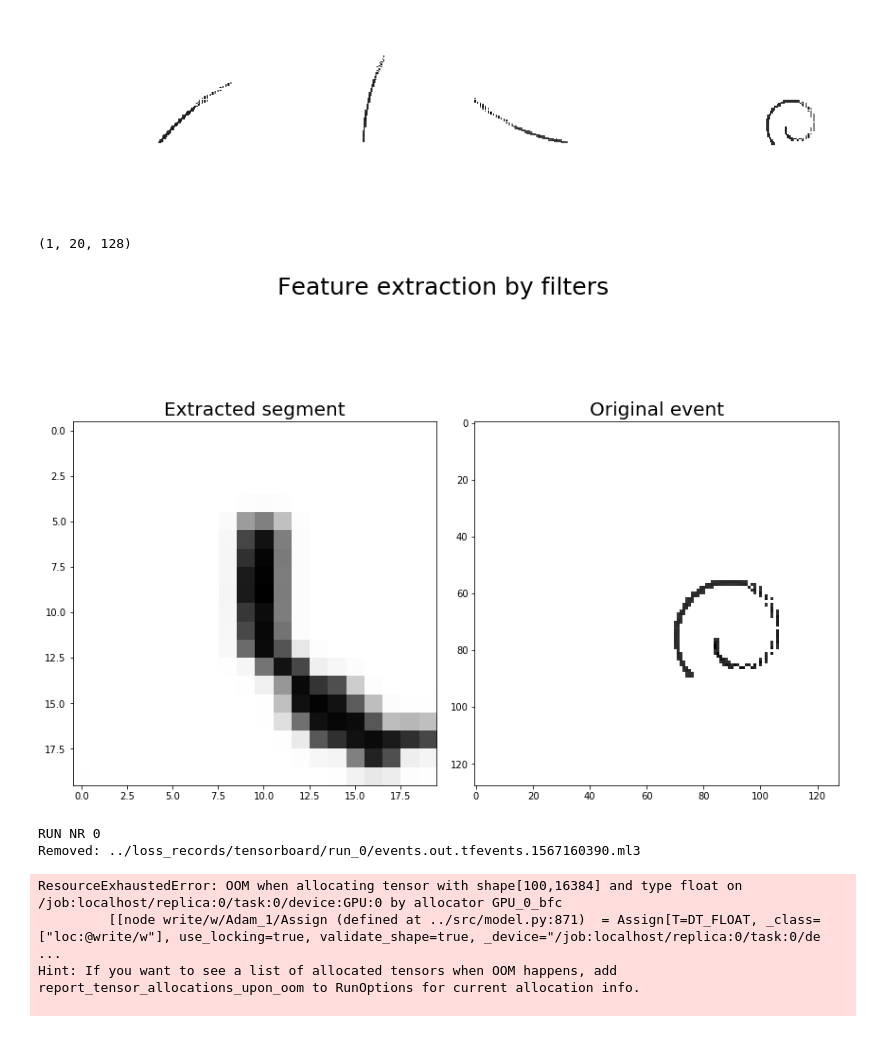
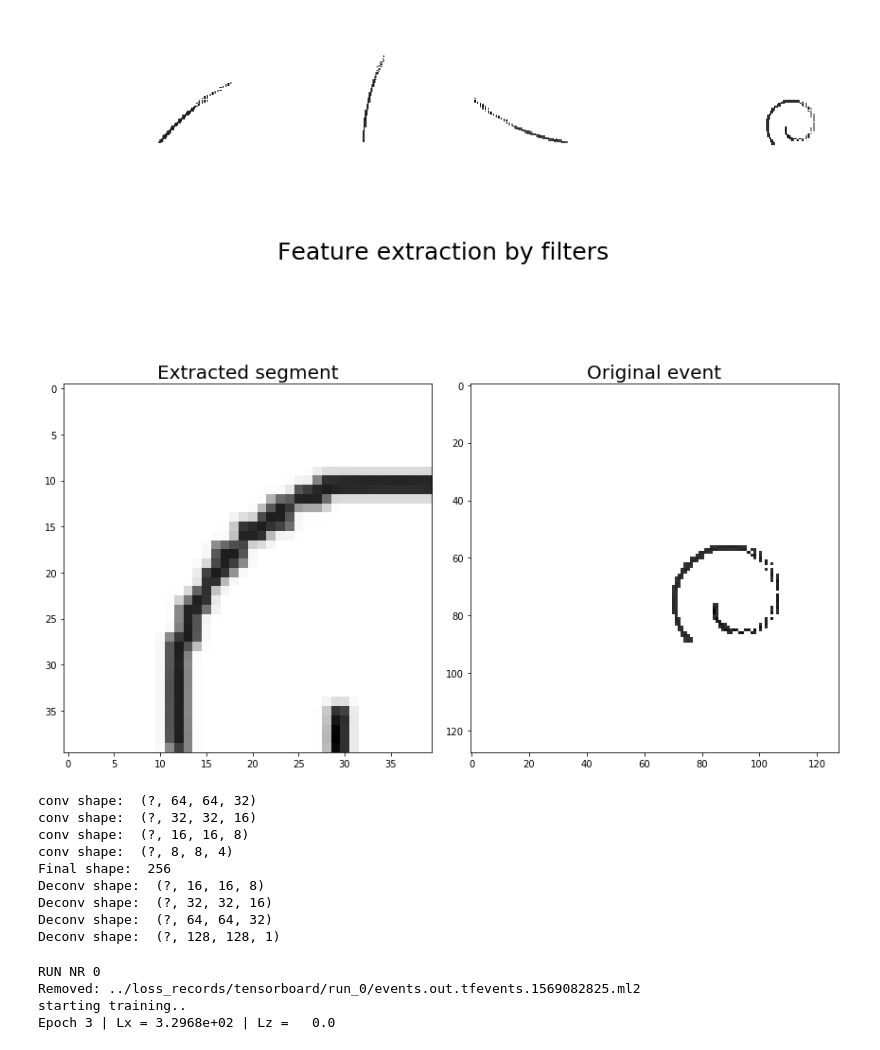
Before and after one commit to ATTPC/VAE-event-classification, a Jupyter notebook: notebooks/simulated_draw_tutorial.ipynb, the cells around one changed output. Saved outputs shown, nothing was run; the diff lists cells and outputs as text; code cells hidden in the pictures.

```diff
--- a/notebooks/simulated_draw_tutorial.ipynb
+++ b/notebooks/simulated_draw_tutorial.ipynb
@@ -40,29 +41,31 @@ plt.show()
 # %%
 """
 The attention parameter delta and the number of filters N
-determines the amount of data seen at each time-step.
+determines the amount of data seen at each time-step, when
+using attention.
 """
 ref_event = og_events[3]
-gx = 85
-gy = 80
+gx = (128 + 1)/2 * 1.2
+gy = (128 + 1)/2 * 1
 sigma = 0.2
 delta = 0.8
 gamma = 1
-N = 20
+N = 40
 fb = filterbank(*x_full.shape[1:-1])
 Fx, Fy = fb.filters(gx, gy, sigma, delta, gamma, N)
 filtered = np.einsum("ijk, kl, lm->jm", Fy, ref_event, np.squeeze(np.transpose(Fx, [0, 2, 1])))
 
 fig, ax = plt.subplots(ncols=2, figsize=(12, 10))
 fig.suptitle("Feature extraction by filters", fontsize=25)
 ax[0].imshow(np.squeeze(filtered), cmap="Greys")
 ax[0].set_title("Extracted segment", fontsize=20)
 
 ax[1].imshow(ref_event,  cmap="Greys")
 ax[1].set_title("Original event", fontsize=20)
 plt.tight_layout()
+plt.savefig("/home/robersol/github/thesis/chapters/methods/models/draw/filtered.pdf")
+plt.savefig("/home/robersol/github/thesis/chapters/methods/models/draw/filtered.png")
 # %% [output]
-(1, 20, 128)
-[figure, old version]
+[figure, new version]
 # %%
 T = 3
@@ -112,11 +131,21 @@ model = DRAW(
 graph_kwds = {
     "activation": "lrelu",
     "output_activation": "sigmoid",
-    "kernel_reg_strength": 1e-5,
+    "kernel_reg_strength": 1e-8,
 }
 loss_kwds = {
     "reconst_loss": None
 }
 model.compile_model(graph_kwds, loss_kwds)
+# %% [output]
+conv shape:  (?, 64, 64, 32)
+conv shape:  (?, 32, 32, 16)
+conv shape:  (?, 16, 16, 8)
+conv shape:  (?, 8, 8, 4)
+Final shape:  256
+Deconv shape:  (?, 16, 16, 8)
+Deconv shape:  (?, 32, 32, 16)
+Deconv shape:  (?, 64, 64, 32)
+Deconv shape:  (?, 128, 128, 1)
 # %%
 optimizer = tf.train.AdamOptimizer
@@ -130,6 +159,7 @@ earlystop = True
 sess = tf.InteractiveSession()
 
 lx, lz = model.train(
+    x_full,
     sess,
     epochs,
     batch_size,
@@ -137,11 +167,9 @@ lx, lz = model.train(
 )
 # %% [output]
 RUN NR 0
-Removed: ../loss_records/tensorboard/run_0/events.out.tfevents.1567160390.ml3
+Removed: ../loss_records/tensorboard/run_0/events.out.tfevents.1569082825.ml2
+starting training..
+Epoch 3 | Lx = 3.2968e+02 | Lz =   0.0
-ResourceExhaustedError: OOM when allocating tensor with shape[100,16384] and type float on /job:localhost/replica:0/task:0/device:GPU:0 by allocator GPU_0_bfc
-         [[node write/w/Adam_1/Assign (defined at ../src/model.py:871)  = Assign[T=DT_FLOAT, _class=["loc:@write/w"], use_locking=true, validate_shape=true, _device="/job:localhost/replica:0/task:0/de ...
-Hint: If you want to see a list of allocated tensors when OOM happens, add report_tensor_allocations_upon_oom to RunOptions for current allocation info.
-
 # %%
 """
 To explore the model status we can run intermediate aspects of interest of the graph
```
Also changed, not shown: parts of 12 cells of this notebook, 2 other files.
